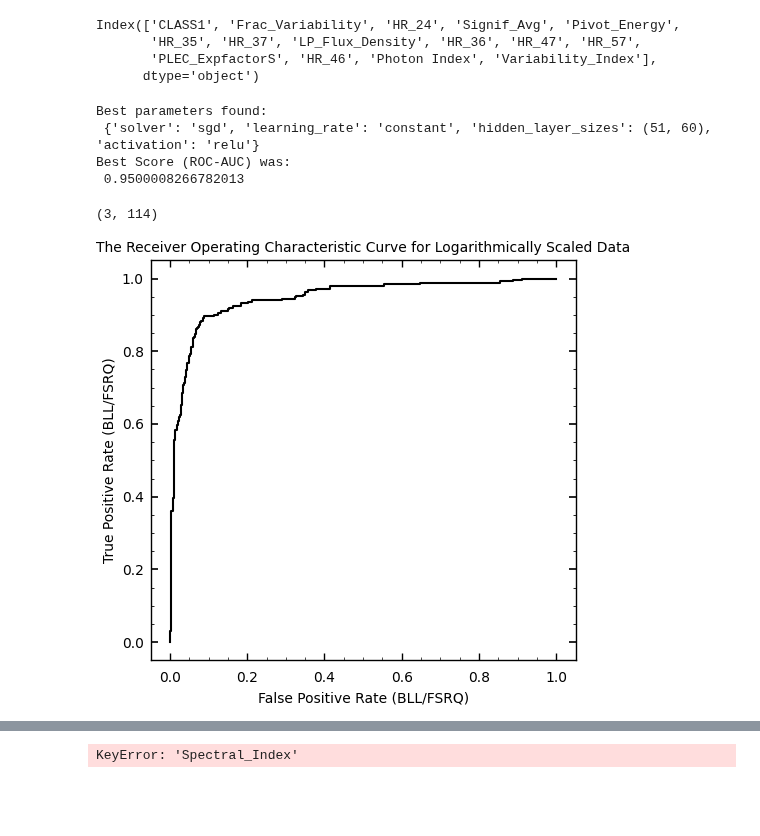
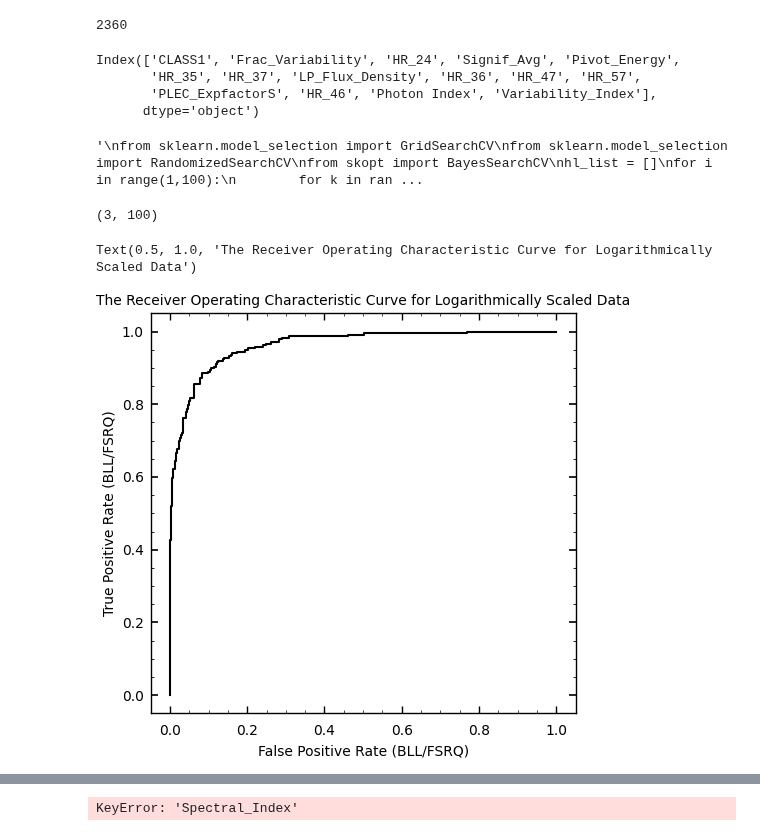
Before and after one commit to IoanPJ/Final_year_project_IMPJ, a Jupyter notebook: ML/Pipeline.ipynb, the cells around one changed output, grey strips where cells are left out. Drawn from its saved outputs; the diff is of its cells as text; code cells hidden in the pictures; blank space fills up the shorter version.

```diff
--- a/ML/Pipeline.ipynb
+++ b/ML/Pipeline.ipynb
@@ -18,6 +18,7 @@ import matplotlib.pyplot as plt
 from os.path import basename, exists
 import matplotlib as mpl
 
+randomstate = 5
 
 def download(url):
     filename = basename(url)
@@ -38,11 +39,14 @@ data = pd.read_csv(filepath, index_col=0)
 data = data.dropna()
 datum = datum.dropna()
 X,Y = dp.choose_2_vars('CLASS1',data,1,2)
-x_train, x_test, y_train, y_test = train_test_split(X, Y, test_size=test_size,random_state=4)
+x_train, x_test, y_train, y_test = train_test_split(X, Y, test_size=test_size,random_state=randomstate)
 scaler = StandardScaler()
 scaler.fit(x_train)
 x_train = scaler.transform(x_train)
 x_test = scaler.transform(x_test)
+print(len(data))
+# %% [output]
+2360
 # %%
 print(datum.columns)
 # %% [output]
@@ -51,7 +55,7 @@ Index(['CLASS1', 'Frac_Variability', 'HR_24', 'Signif_Avg', 'Pivot_Energy',
        'PLEC_ExpfactorS', 'HR_46', 'Photon Index', 'Variability_Index'],
       dtype='object')
 # %%
-
+'''
 from sklearn.model_selection import GridSearchCV
 from sklearn.model_selection import RandomizedSearchCV
 from skopt import BayesSearchCV
@@ -79,10 +83,7 @@ clf.fit(x_train, y_train)
 #    print("%0.3f (+/-%0.03f) for %r" % (mean, std * 2, params))
 
 print('Best parameters found:\n', clf.best_params_ )
-print('Best Score (ROC-AUC) was: \n', clf.best_score_)
+print('Best Score (ROC-AUC) was: \n', clf.best_score_)'''
 # %% [output]
-Best parameters found:
- {'solver': 'sgd', 'learning_rate': 'constant', 'hidden_layer_sizes': (51, 60), 'activation': 'relu'}
-Best Score (ROC-AUC) was:
- 0.9500008266782013
+'\nfrom sklearn.model_selection import GridSearchCV\nfrom sklearn.model_selection import RandomizedSearchCV\nfrom skopt import BayesSearchCV\nhl_list = []\nfor i in range(1,100):\n        for k in ran ...
 # %%
@@ -115,40 +116,41 @@ fpr, tpr, thresholds = roc_curve(y_test,y_proba.T[1])
 #print('The Neural Network ROC AUC Scores are: '+str(roc_auc))
 #print("The Neural Network's Weighted Average ROC AUC Score is: " + str(roc_auc_weightedavg))
 #print("The Neural Network's Logarithmic Loss Score is: " + str(logloss))
 #print('The Neural Network F1 Score is: '+str(f1))
 #print('The Neural Network Confusion Matrix is:')
 #print(confusion)
 
 resultcols = ['Params','Accuracy', 'ROC AUC', 'ROC Weighted Av', 'Logarithmic Loss',
               'F1 Score', 'CMatrix11','CMatrix12', 'CMatrix21', 'CMatrix22']
-resultarray = np.array((clf.best_params_,accuracy,roc_auc,roc_auc_weightedavg,logloss,f1,
-                        confusion[0,0],confusion[0,1],confusion[1,0],confusion[1,1]))
+#resultarray = np.array((clf.best_params_,accuracy,roc_auc,roc_auc_weightedavg,logloss,f1,
+#                        confusion[0,0],confusion[0,1],confusion[1,0],confusion[1,1]))
 rocresultcols = ['FPR','TPR','Thresholds']
 rocresultarray = np.array([fpr,tpr,thresholds])
 print(rocresultarray.shape)
 #print(rocresultarray)
-results = pd.DataFrame([resultarray],columns=resultcols)
+#results = pd.DataFrame([resultarray],columns=resultcols)
 rocresults = pd.DataFrame(np.array([fpr,tpr,thresholds]).transpose(),columns=rocresultcols)
 
 #results.to_csv('/content/drive/My Drive/Colab Notebooks/testresults.csv')
 #rocresults.to_csv('/content/drive/My Drive/Colab Notebooks/testrocresults.csv')
-results.to_csv('..\\Hyperparam_results\\2layer_0.csv')
+#results.to_csv('..\\Hyperparam_results\\2layer_0.csv')
 rocresults.to_csv('..\\Hyperparam_results\\2layer_roc_0.csv')
 
 
 
 mpl.rcParams['figure.dpi'] = 100
 fig, ax = plt.subplots(figsize=(5,5))
 ax.plot(fpr,tpr)
 ax.set_ylabel('True Positive Rate (BLL/FSRQ)')
 ax.set_xlabel('False Positive Rate (BLL/FSRQ)')
 
 #RocCurveDisplay.from_estimator(pipeline, x_test, y_test,ax=ax).figure_
 plt.title('The Receiver Operating Characteristic Curve for Logarithmically Scaled Data')
-plt.show()
+#plt.show()
 # %% [output]
-(3, 114)
+(3, 100)
+Text(0.5, 1.0, 'The Receiver Operating Characteristic Curve for Logarithmically Scaled Data')
-[figure, old version]
+[figure, new version]
 # %%
 dataclassles = data.drop(columns='CLASS1')
 df_test = pd.DataFrame(x_test,columns=[dataclassles.columns])
```
Also changed, not shown: parts of 5 cells of this notebook, 2 other files.
